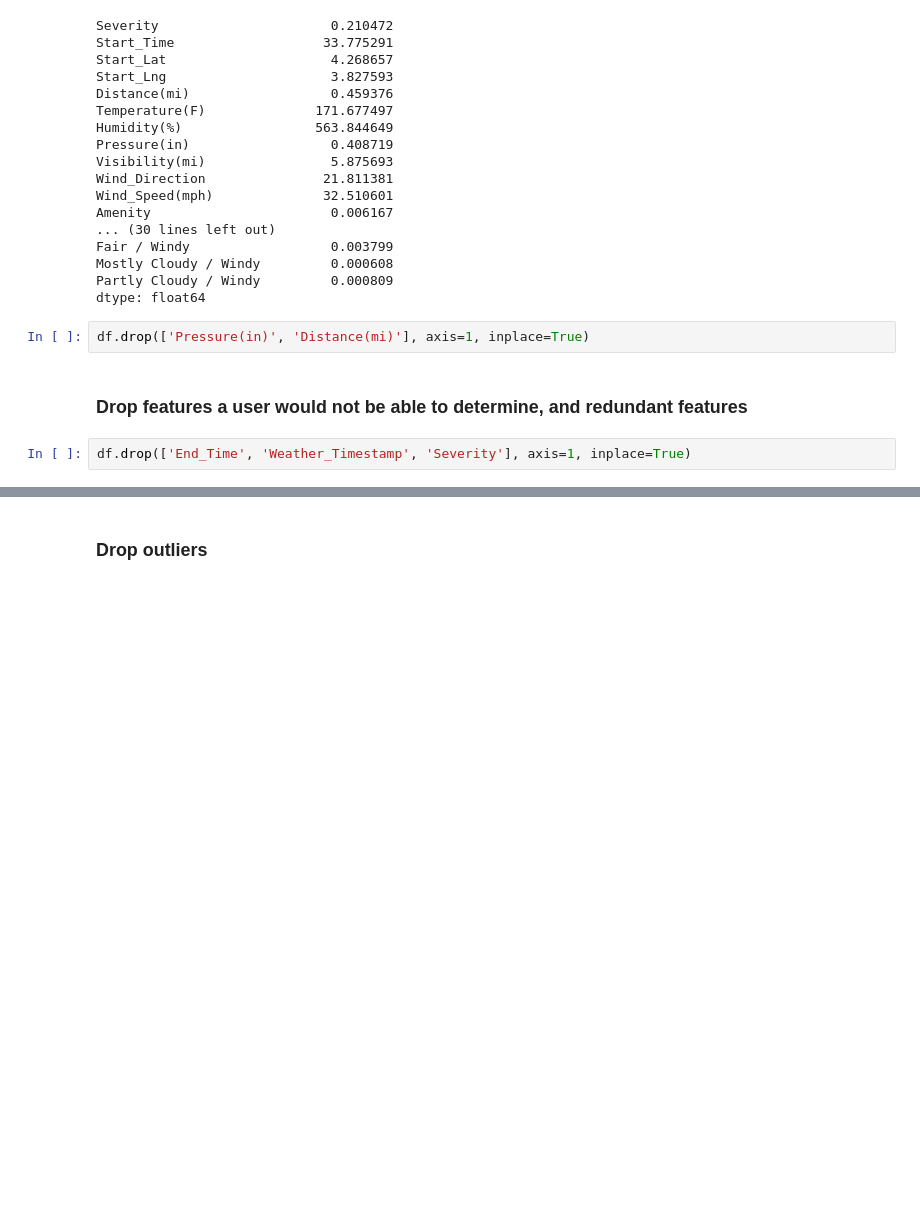
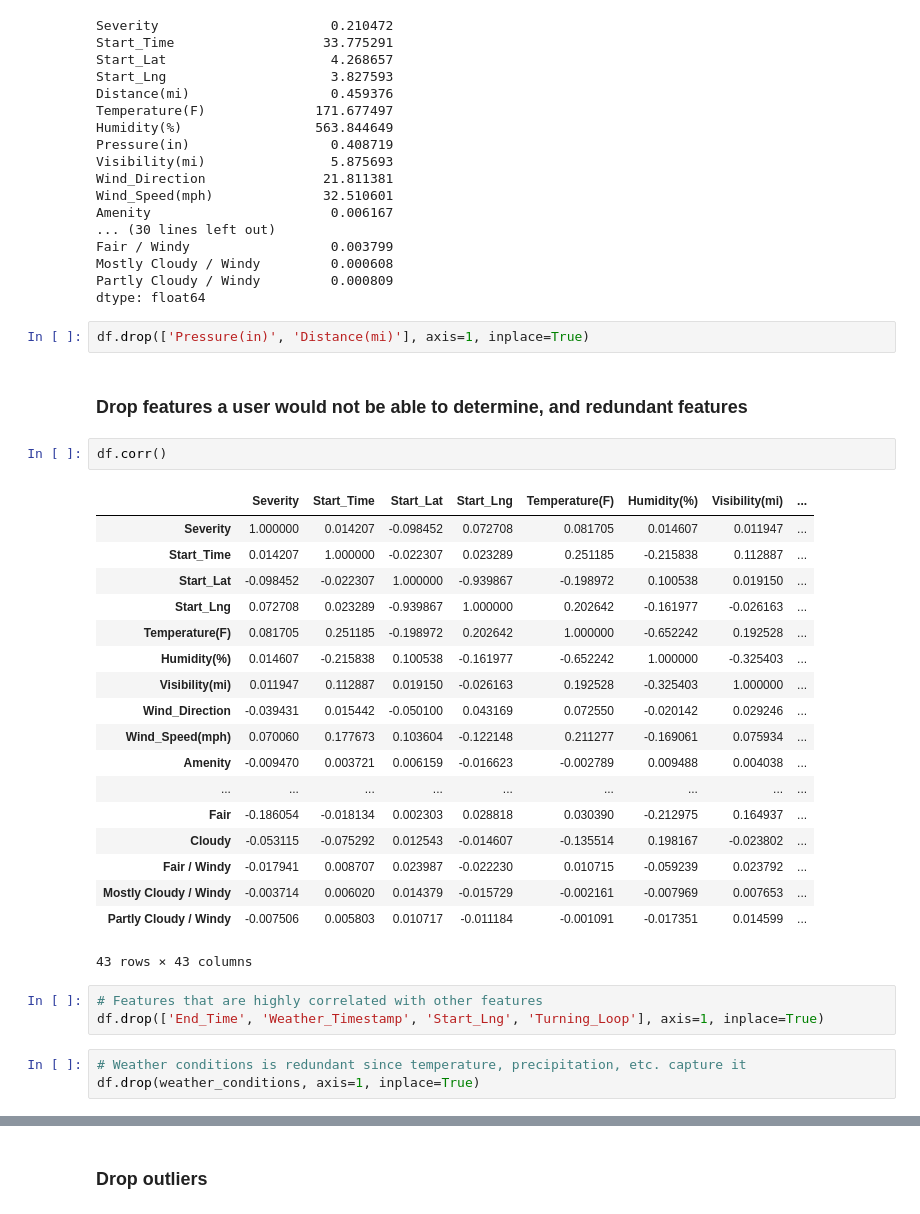
Before and after one commit to skechung/TraffBot, a Jupyter notebook: src/notebooks/data-exploration-and-feature-selection.ipynb, the cells around one changed output, grey strips where cells are left out. Cells and saved outputs as stored; diff of their text form; blank space fills up the shorter version.

```diff
--- a/src/notebooks/data-exploration-and-feature-selection.ipynb
+++ b/src/notebooks/data-exploration-and-feature-selection.ipynb
@@ -325,5 +327,30 @@ dtype: float64
 df.drop(['Pressure(in)', 'Distance(mi)'], axis=1, inplace=True)
 # %% [markdown]
 ### Drop features a user would not be able to determine, and redundant features
+# %%
+df.corr()
+# %% [output]
+|  | Severity | Start_Time | Start_Lat | Start_Lng | Temperature(F) | Humidity(%) | Visibility(mi) | ... |
+| Severity | 1.000000 | 0.014207 | -0.098452 | 0.072708 | 0.081705 | 0.014607 | 0.011947 | ... |
+| Start_Time | 0.014207 | 1.000000 | -0.022307 | 0.023289 | 0.251185 | -0.215838 | 0.112887 | ... |
+| Start_Lat | -0.098452 | -0.022307 | 1.000000 | -0.939867 | -0.198972 | 0.100538 | 0.019150 | ... |
+| Start_Lng | 0.072708 | 0.023289 | -0.939867 | 1.000000 | 0.202642 | -0.161977 | -0.026163 | ... |
+| Temperature(F) | 0.081705 | 0.251185 | -0.198972 | 0.202642 | 1.000000 | -0.652242 | 0.192528 | ... |
+| Humidity(%) | 0.014607 | -0.215838 | 0.100538 | -0.161977 | -0.652242 | 1.000000 | -0.325403 | ... |
+| Visibility(mi) | 0.011947 | 0.112887 | 0.019150 | -0.026163 | 0.192528 | -0.325403 | 1.000000 | ... |
+| Wind_Direction | -0.039431 | 0.015442 | -0.050100 | 0.043169 | 0.072550 | -0.020142 | 0.029246 | ... |
+| Wind_Speed(mph) | 0.070060 | 0.177673 | 0.103604 | -0.122148 | 0.211277 | -0.169061 | 0.075934 | ... |
+| Amenity | -0.009470 | 0.003721 | 0.006159 | -0.016623 | -0.002789 | 0.009488 | 0.004038 | ... |
+| ... | ... | ... | ... | ... | ... | ... | ... | ... |
+| Fair | -0.186054 | -0.018134 | 0.002303 | 0.028818 | 0.030390 | -0.212975 | 0.164937 | ... |
+| Cloudy | -0.053115 | -0.075292 | 0.012543 | -0.014607 | -0.135514 | 0.198167 | -0.023802 | ... |
+| Fair / Windy | -0.017941 | 0.008707 | 0.023987 | -0.022230 | 0.010715 | -0.059239 | 0.023792 | ... |
+| Mostly Cloudy / Windy | -0.003714 | 0.006020 | 0.014379 | -0.015729 | -0.002161 | -0.007969 | 0.007653 | ... |
+| Partly Cloudy / Windy | -0.007506 | 0.005803 | 0.010717 | -0.011184 | -0.001091 | -0.017351 | 0.014599 | ... |
+43 rows × 43 columns
 # %%
-df.drop(['End_Time', 'Weather_Timestamp', 'Severity'], axis=1, inplace=True)
+# Features that are highly correlated with other features
+df.drop(['End_Time', 'Weather_Timestamp', 'Start_Lng', 'Turning_Loop'], axis=1, inplace=True)
+# %%
+# Weather conditions is redundant since temperature, precipitation, etc. capture it
+df.drop(weather_conditions, axis=1, inplace=True)
```
Also changed, not shown: parts of 45 cells of this notebook, 3 other files.
